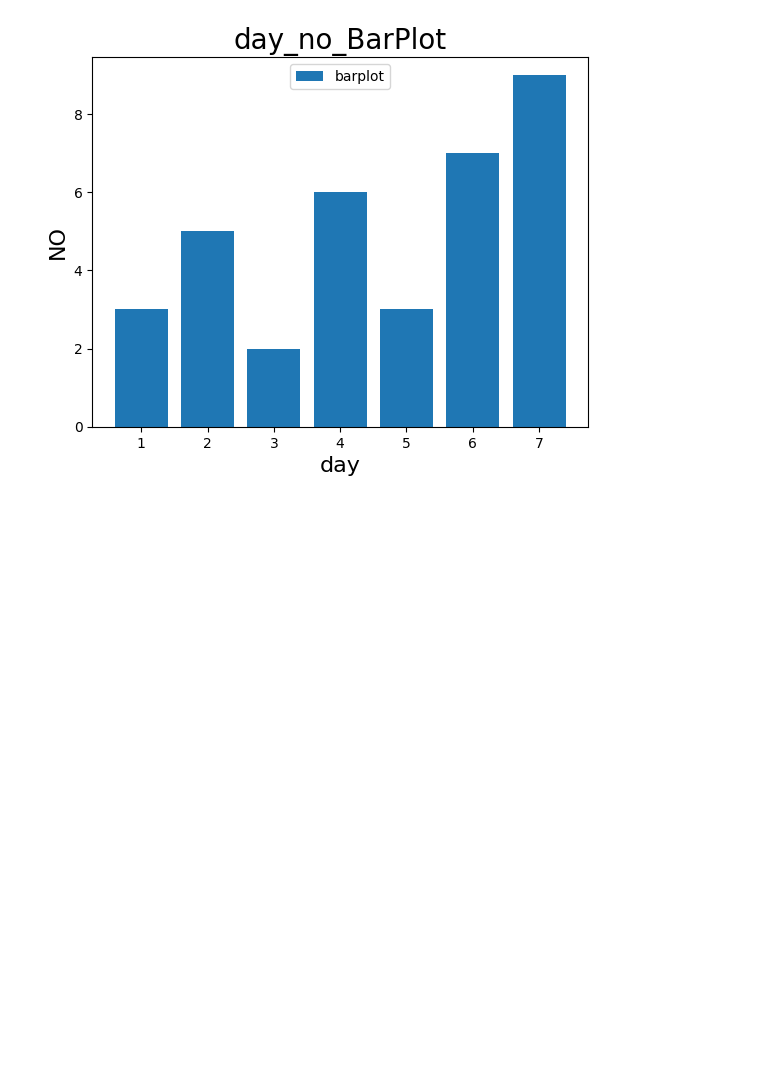
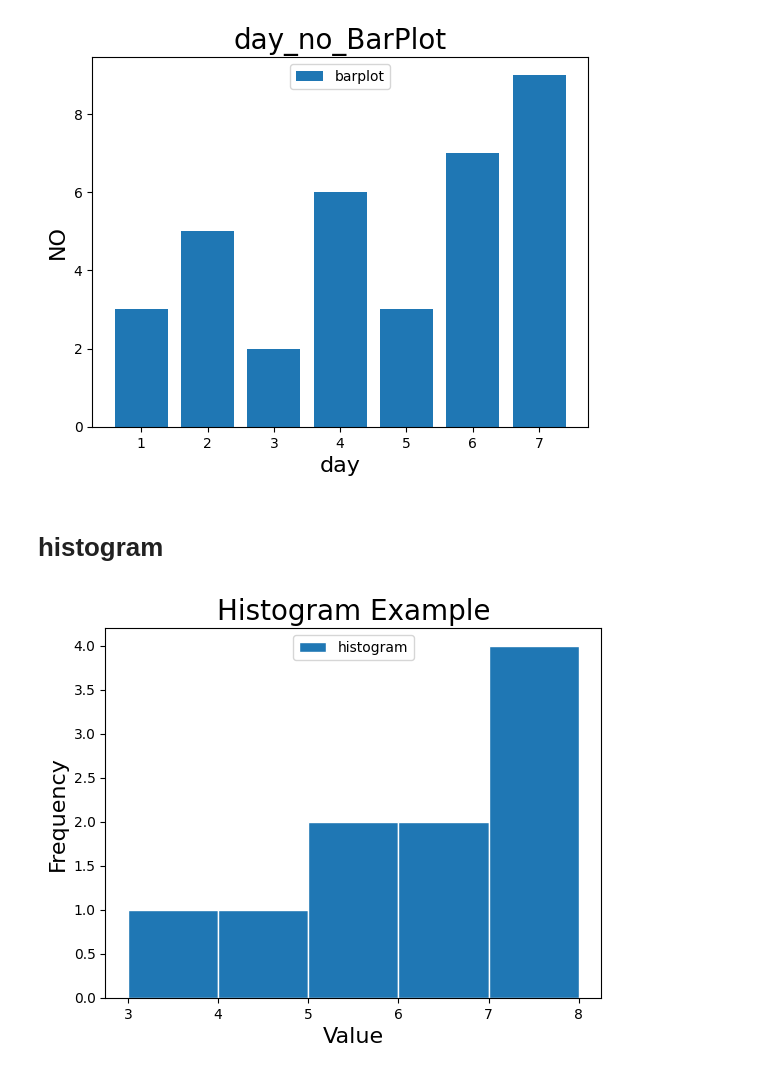
Before and after one commit to shuvo3837/Matplotlib, a Jupyter notebook: matplotlib.ipynb, the cells around one changed output. Saved outputs shown, nothing was run; the diff lists cells and outputs as text; code cells hidden in the pictures; blank space fills up the shorter version.

Commit message:
added histogram

```diff
--- a/matplotlib.ipynb
+++ b/matplotlib.ipynb
@@ -83,3 +83,5 @@ plt.legend(loc="upper center")
 plt.show()
 # %% [output]
 [figure]
+# %% [markdown]
+# histogram
@@ -85,0 +91,13 @@ plt.show()
+# %%
+data = [5, 7, 3, 8, 6, 7, 5, 6, 8, 4]
+# %%
+plt.hist(data, bins=5,edgecolor="w", label="histogram")
+
+plt.title("Histogram Example", fontsize=20)
+plt.xlabel("Value", fontsize=16)
+plt.ylabel("Frequency", fontsize=16)
+
+plt.legend(loc="upper center")
+plt.show()
+# %% [output]
+[figure, added]
```
Also changed, not shown: parts of 1 cell of this notebook.
